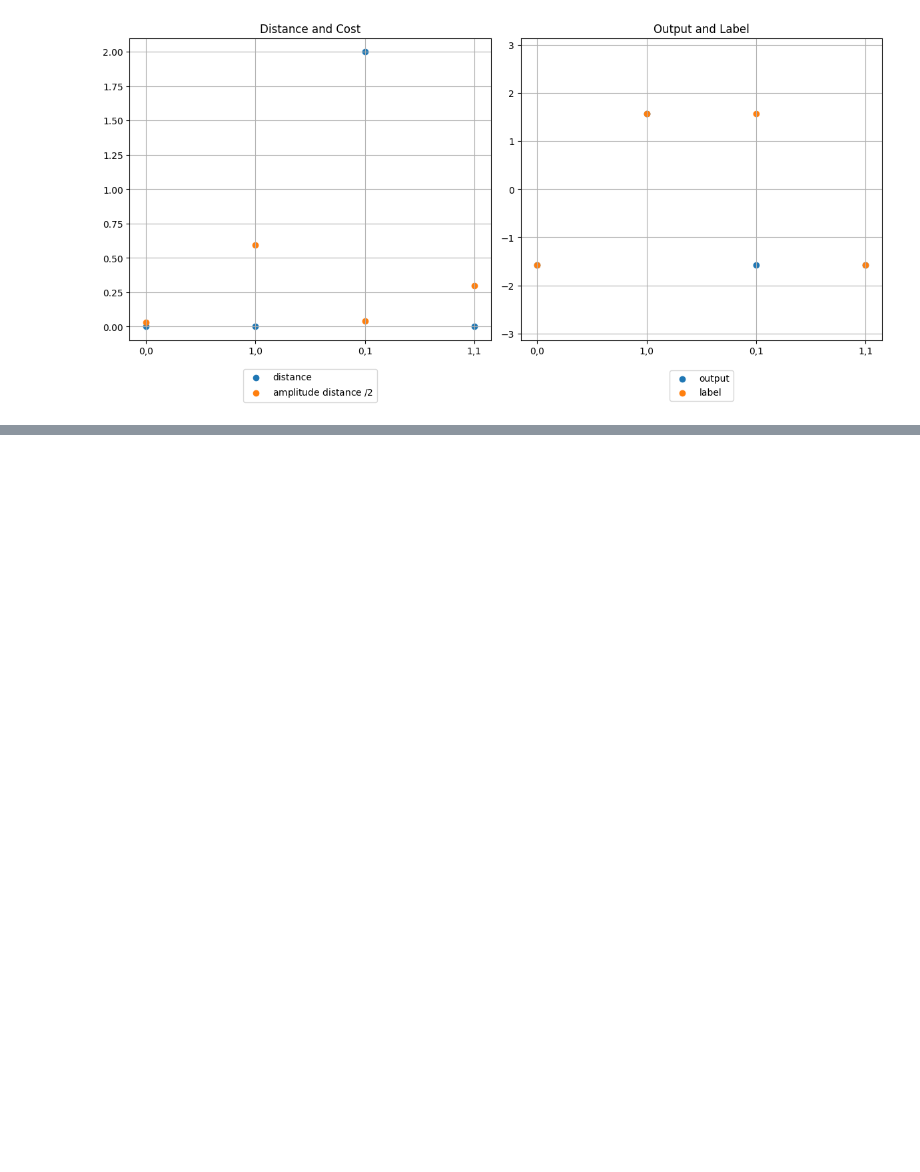
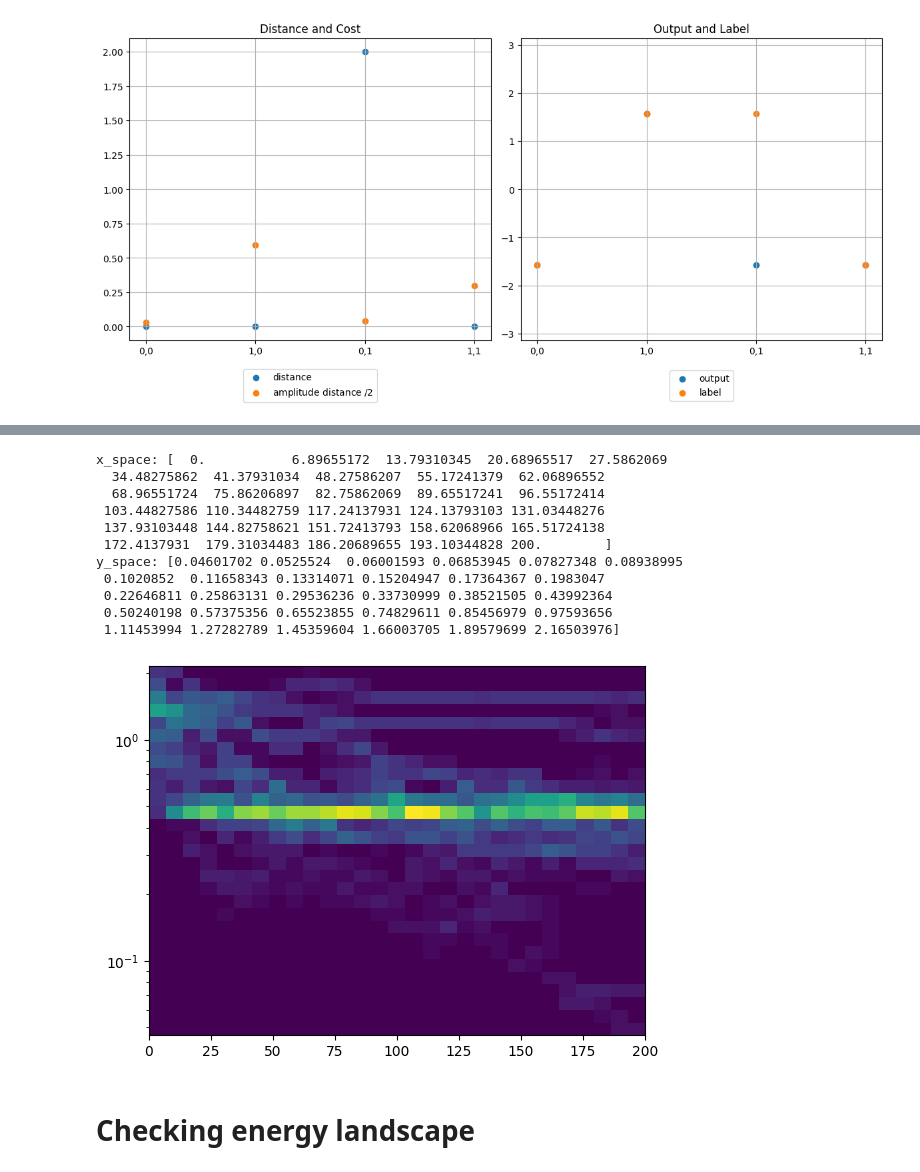
Before and after one commit to Mniszko/Stuart-Landau-neural-net, a Jupyter notebook: encoding test.ipynb, the cells around one changed output, grey strips where cells are left out. Saved outputs shown, nothing was run; the diff lists cells and outputs as text; code cells hidden in the pictures; blank space fills up the shorter version.

```diff
--- a/encoding test.ipynb
+++ b/encoding test.ipynb
@@ -810 +872,49 @@ The effective y-axis maximum is set to: 0.75
 ... (4 outputs left out)
+# %%
+y_max = 5
+
+X = []
+Y = []
+length_y=0
+with open("XOR_SLNN_distances_5.txt", "r") as file:
+    for line in file:
+        # Convert the line to a numpy array of y-values
+        y_array = np.array([float(num) for num in line.strip().split()])
+        length_y = max(length_y, len(y_array))  # Update the length_y if this y_array is longer
+
+        # Assuming x array is a sequence (0, 1, ..., len(y_array)-1) for each y_array
+        x_array = np.arange(len(y_array))
+
+        # Append these x and y values to the lists
+        X.extend(x_array)
+        Y.extend(y_array)
+X = np.array(X)
+Y = np.array(Y)
+#X = np.random.normal(30, 10, 1000)
+#Y = np.random.normal(200, 500, 1000)
+
+x_space = np.linspace(0, length_y, 30)
+print('x_space:', x_space)
+
+actual_y_max = min(max(Y), y_max)
+y_space = np.logspace(np.log10(min(Y)), np.log10(actual_y_max), 30)
+print('y_space:', y_space)
+
+plt.hist2d(X, Y, bins=(x_space, y_space))
+plt.yscale('log')
+plt.show()
+# %% [output]
+x_space: [  0.           6.89655172  13.79310345  20.68965517  27.5862069
+  34.48275862  41.37931034  48.27586207  55.17241379  62.06896552
+  68.96551724  75.86206897  82.75862069  89.65517241  96.55172414
+ 103.44827586 110.34482759 117.24137931 124.13793103 131.03448276
+ 137.93103448 144.82758621 151.72413793 158.62068966 165.51724138
+ 172.4137931  179.31034483 186.20689655 193.10344828 200.        ]
+y_space: [0.04601702 0.0525524  0.06001593 0.06853945 0.07827348 0.08938995
+ 0.1020852  0.11658343 0.13314071 0.15204947 0.17364367 0.1983047
+ 0.22646811 0.25863131 0.29536236 0.33730999 0.38521505 0.43992364
+ 0.50240198 0.57375356 0.65523855 0.74829611 0.85456979 0.97593656
+ 1.11453994 1.27282789 1.45359604 1.66003705 1.89579699 2.16503976]
+[figure, added]
+# %% [markdown]
+# Checking energy landscape
```
Also changed, not shown: parts of 15 cells of this notebook.
